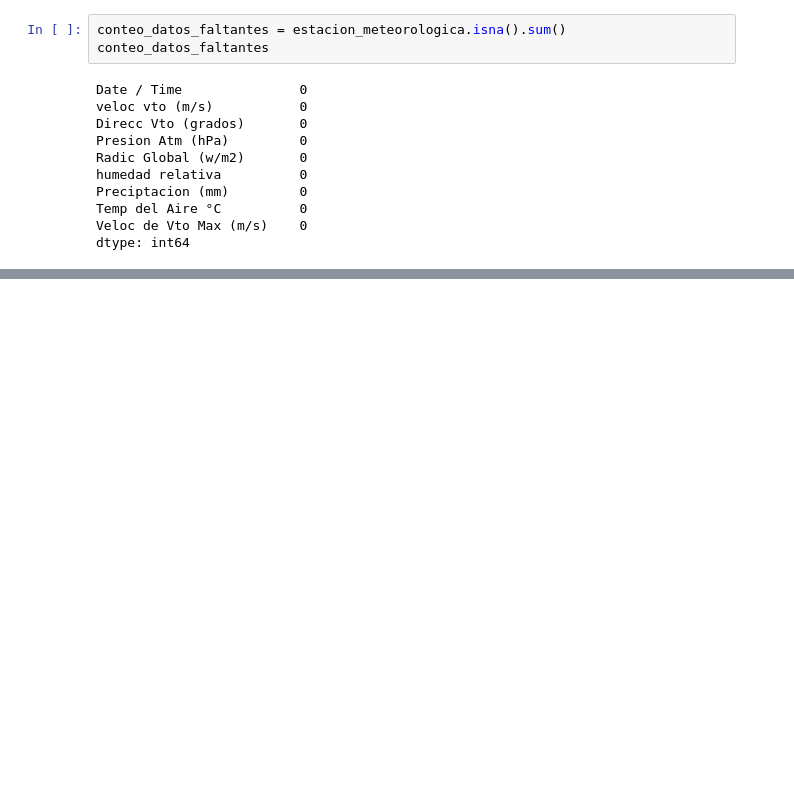
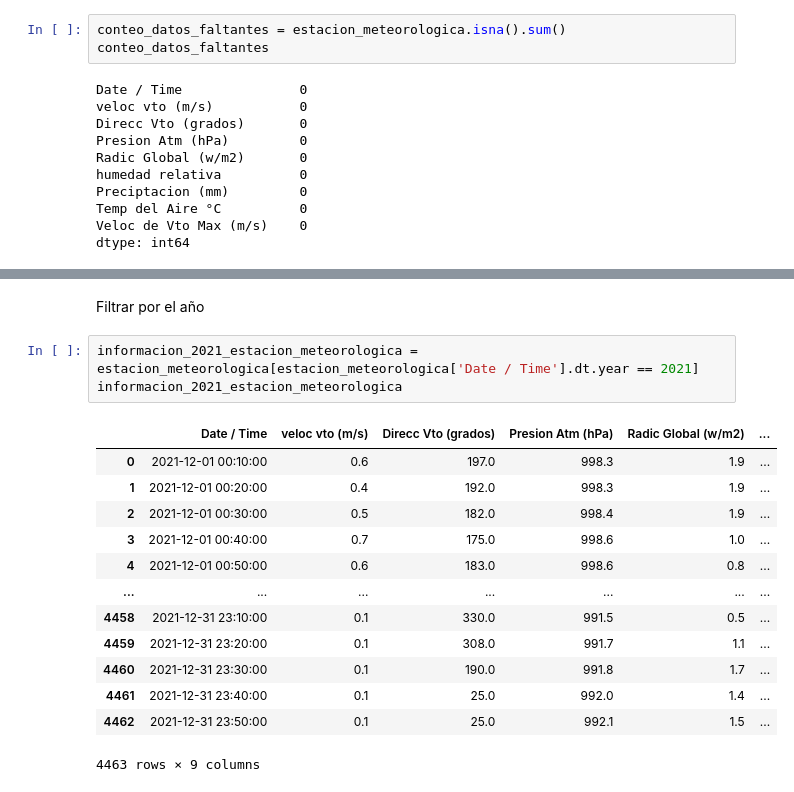
Before and after one commit to aldodds/DS_Python_WeatherStation, a Jupyter notebook: EstacionMeteorologica.ipynb, the cells around one changed output, grey strips where cells are left out. Drawn from its saved outputs; the diff is of its cells as text; blank space fills up the shorter version.

```diff
--- a/EstacionMeteorologica.ipynb
+++ b/EstacionMeteorologica.ipynb
@@ -416,0 +450,19 @@ dtype: int64
+# %% [markdown]
+Filtrar por el año
+# %%
+informacion_2021_estacion_meteorologica = estacion_meteorologica[estacion_meteorologica['Date / Time'].dt.year == 2021]
+informacion_2021_estacion_meteorologica
+# %% [output]
+|  | Date / Time | veloc vto (m/s) | Direcc Vto (grados) | Presion Atm (hPa) | Radic Global (w/m2) | ... |
+| 0 | 2021-12-01 00:10:00 | 0.6 | 197.0 | 998.3 | 1.9 | ... |
+| 1 | 2021-12-01 00:20:00 | 0.4 | 192.0 | 998.3 | 1.9 | ... |
+| 2 | 2021-12-01 00:30:00 | 0.5 | 182.0 | 998.4 | 1.9 | ... |
+| 3 | 2021-12-01 00:40:00 | 0.7 | 175.0 | 998.6 | 1.0 | ... |
+| 4 | 2021-12-01 00:50:00 | 0.6 | 183.0 | 998.6 | 0.8 | ... |
+| ... | ... | ... | ... | ... | ... | ... |
+| 4458 | 2021-12-31 23:10:00 | 0.1 | 330.0 | 991.5 | 0.5 | ... |
+| 4459 | 2021-12-31 23:20:00 | 0.1 | 308.0 | 991.7 | 1.1 | ... |
+| 4460 | 2021-12-31 23:30:00 | 0.1 | 190.0 | 991.8 | 1.7 | ... |
+| 4461 | 2021-12-31 23:40:00 | 0.1 | 25.0 | 992.0 | 1.4 | ... |
+| 4462 | 2021-12-31 23:50:00 | 0.1 | 25.0 | 992.1 | 1.5 | ... |
+4463 rows × 9 columns
```
Also changed, not shown: parts of 10 cells of this notebook, 1 other file.
